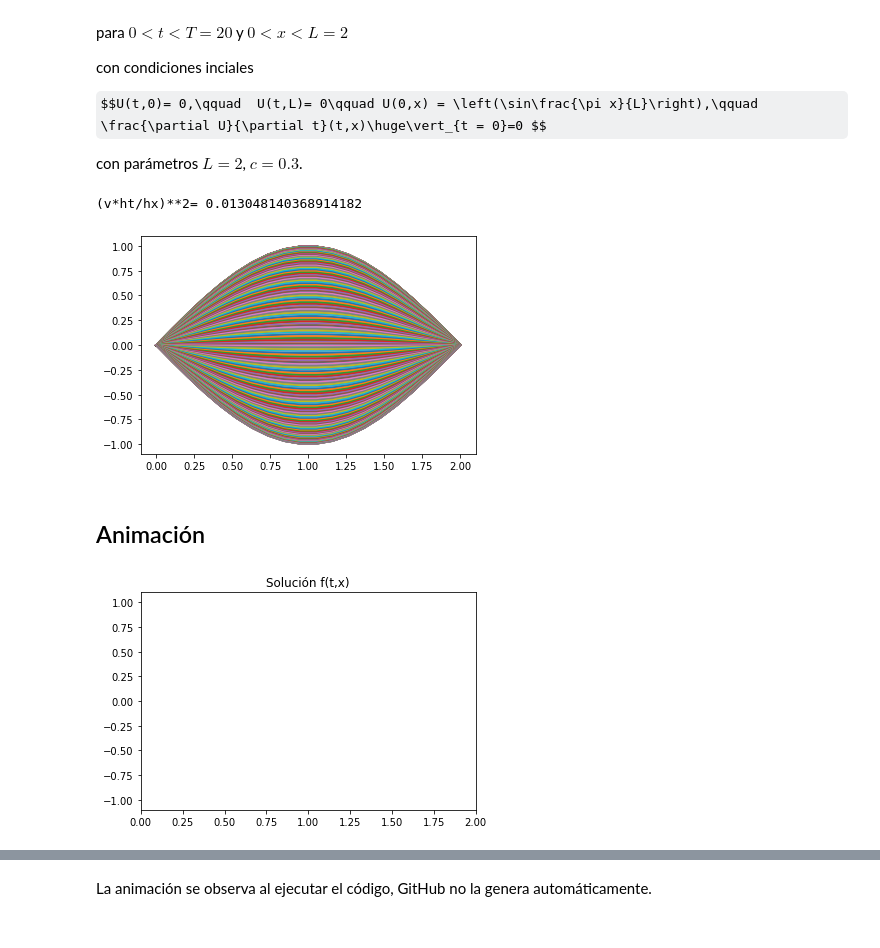
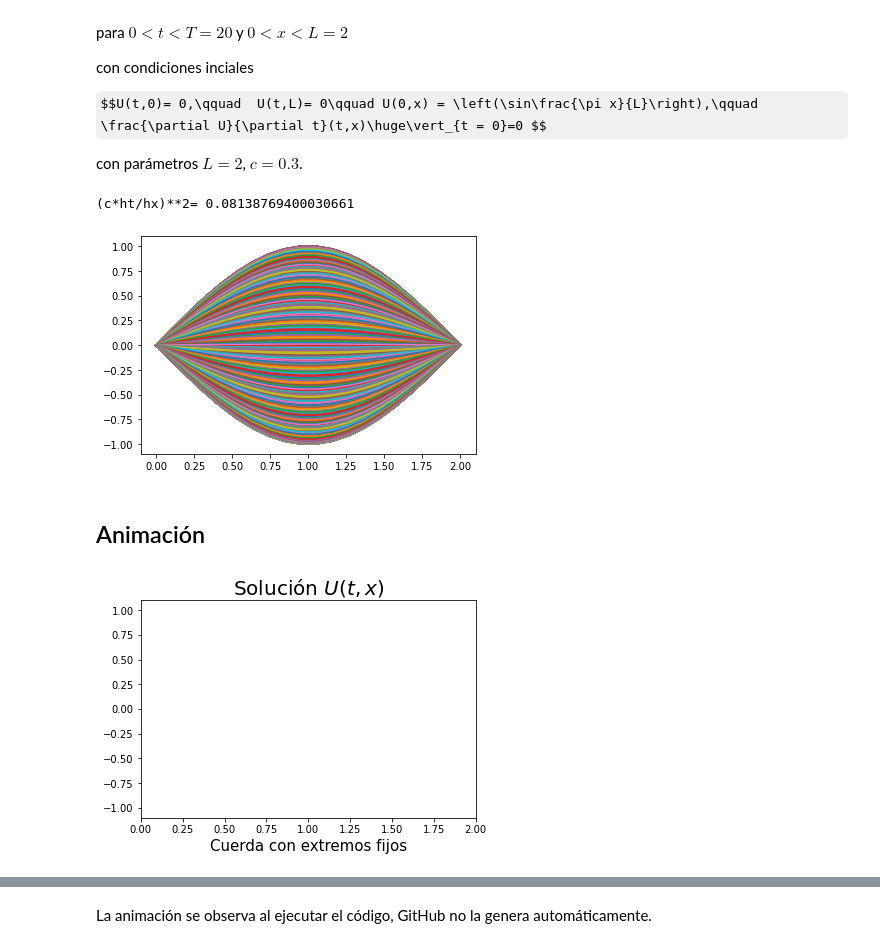
Before and after one commit to nicoavilan/Metodos-Numericos, a Jupyter notebook: Diferencias-finitas/Ec_Onda_1D.ipynb, the cells around one changed output, grey strips where cells are left out. Saved outputs shown, nothing was run; the diff lists cells and outputs as text; code cells hidden in the pictures; some formulas as TeX source.

```diff
--- a/Diferencias-finitas/Ec_Onda_1D.ipynb
+++ b/Diferencias-finitas/Ec_Onda_1D.ipynb
@@ -16,18 +16,18 @@ con parámetros $L=2$, $c=0.3$.
 import numpy as np
 import matplotlib.pyplot as plt
 # %%
-fil = 500
+fil = 1000
 col = 20
 
 M = np.zeros((fil,col))
 
 L = 2
-T = 20
+T = 100
 c = 0.3
 
 ht = T/(fil-1)
 hx = L/(col-1)
-print("(v*ht/hx)**2=",(c*ht/hx)**2)
+print("(c*ht/hx)**2=",(c*ht/hx)**2)
 
 
 x = np.linspace(0,2,col)
@@ -41,8 +41,8 @@ for n in range(1,fil-1):
   plt.plot(x,M[n,:])
 plt.show()
 # %% [output]
-(v*ht/hx)**2= 0.013048140368914182
+(c*ht/hx)**2= 0.08138769400030661
-[figure, old version]
+[figure, new version]
 # %% [markdown]
 ## Animación
 # %%
@@ -51,13 +51,14 @@ from IPython.display import HTML
 # %%
 fig, ax = plt.subplots()
 
 ax.set_xlim(( 0, L))
 ax.set_ylim((-1.1, 1.1))
 
 line, = ax.plot([], [], lw=3, color="red")
-ax.set_title("Solución f(t,x)");
+ax.set_title("Solución $U(t,x)$", size=20)
+ax.set_xlabel("Cuerda con extremos fijos", size= 15);
 # %% [output]
-[figure, old version]
+[figure, new version]
 # %%
 def init():
     line.set_data([], [])
```
